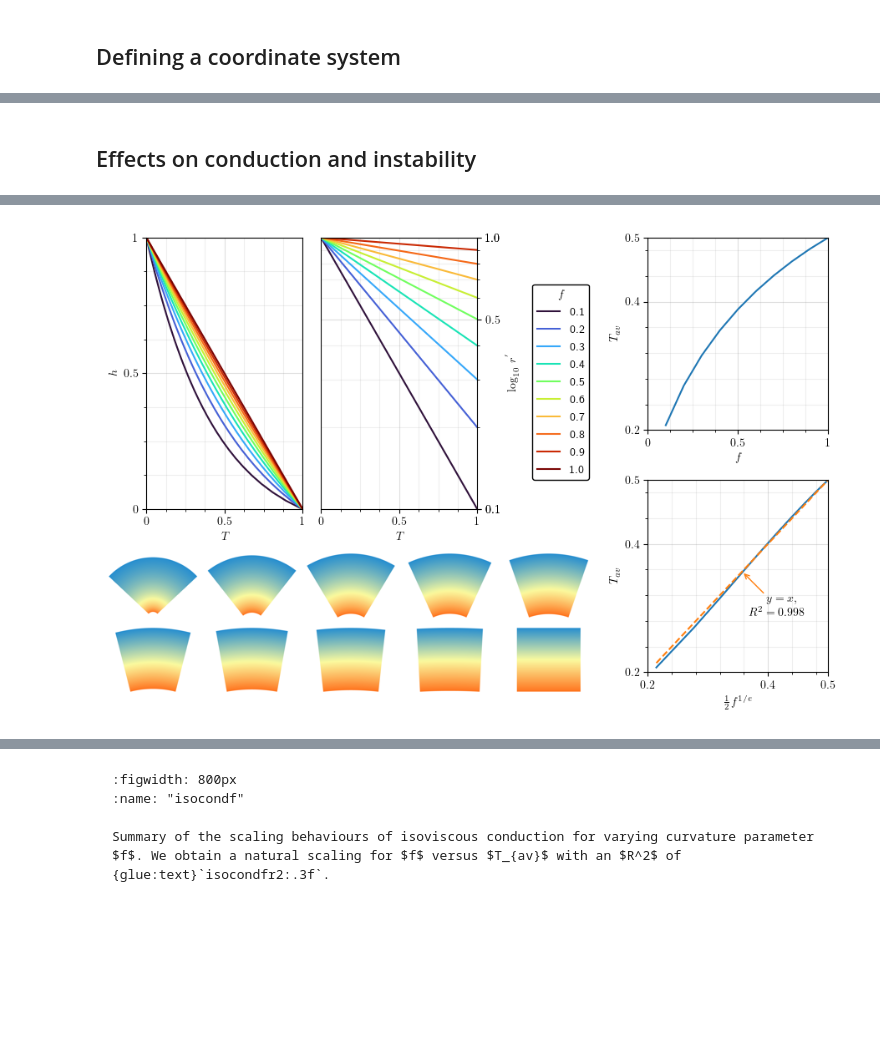
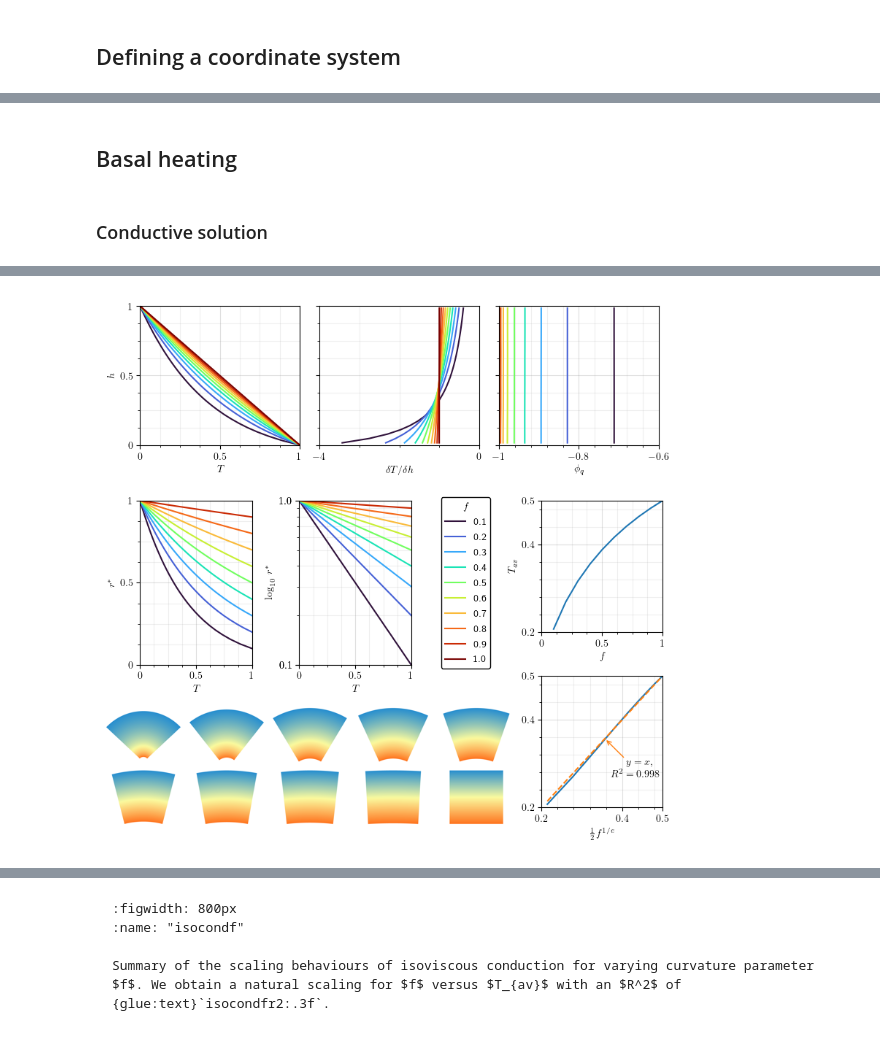
Before and after one commit to rsbyrne/thesis, a Jupyter notebook: _sources/content/chapter_04_isoviscous/background/cylindrical.ipynb, the cells around one changed output, grey strips where cells are left out. Saved outputs shown, nothing was run; the diff lists cells and outputs as text; code cells hidden in the pictures; blank space fills up the shorter version.

```diff
--- a/_sources/content/chapter_04_isoviscous/background/cylindrical.ipynb
+++ b/_sources/content/chapter_04_isoviscous/background/cylindrical.ipynb
@@ -78,2 +104,0 @@ Such a scheme leaves us with two competing claims for a 'natural' denominator of
-# %% [markdown]
-## Effects on conduction and instability
@@ -80,3 +144,7 @@ Such a scheme leaves us with two competing claims for a 'natural' denominator of
+# %% [markdown]
+## Basal heating
+# %% [markdown]
+### Conductive solution
 # %%
 # fs = [0.1, 0.2, 0.3, 0.4, 0.5, 0.6, 0.7, 0.8, 0.9, 1.0]
 # geotherms = []
@@ -112,22 +180,56 @@ with open(osjoin(aliases.storagedir, 'condf.pkl'), mode = 'rb') as file:
     conddata = pickle.loads(file.read())
 condgeotherms, condavts, condfs = (conddata[key] for key in ('geotherms', 'avts', 'fs'))
 
-canvas1 = Canvas(shape = (1, 2), size = (6, 4))
+# Canvas 0
+
+canvas0 = Canvas(size = (8, 8/3), shape = (1, 3))
+ax1 = canvas0.make_ax((0, 0))
+ax2 = canvas0.make_ax((0, 1))
+ax3 = canvas0.make_ax((0, 2))
+for f, T in zip(condfs, condgeotherms):
+    f = min(0.999, f)
+    h = np.linspace(0, 1, len(T))
+    dT, hdT = analysis.derivative(T, h, n = 1)
+    sstar = s_star(hdT, f)
+    phi = dT * sstar
+    ax1.line(
+        Channel(T, label = 'T'),
+        Channel(h, label = 'h', lims = (0, 1)),
+        c = cmap(f, condfs, style = 'turbo'),
+        )
+    ax2.line(
+        Channel(dT, label = '\delta T / \delta h', lims = (-4, 0), capped = (True, True)),
+        Channel(hdT, label = 'h', lims = (0, 1)),
+        c = cmap(f, condfs, style = 'turbo'),
+        )
+    ax3.line(
+        Channel(phi, label = '\phi_q', lims = (-1, -0.6)),
+        Channel(hdT, label = 'h', lims = (0, 1)),
+        c = cmap(f, condfs, style = 'turbo'),
+        )
+for ax in (ax2, ax3):
+    ax.props.edges.y.ticks.major.labels = []
+    ax.props.edges.y.label.visible = False
+
+# Canvas 1
+
+canvas1 = Canvas(shape = (1, 2), size = (5.5, 3))
 
 ax1 = canvas1.make_ax((0, 0))
 ax2 = canvas1.make_ax((0, 1))
+
+fslopes = []
 
 for f, T in zip(condfs, condgeotherms):
 
     f = min(0.999, f)
 
     h = np.linspace(0, 1, len(T))
-    rinner, router = f / (1 - f), 1 / (1 - f)
-    rstar = (h + rinner) / router # equiv to (h * (1 - f) + f)
+    rstar = r_star(h, f)
 
     ax1.line(
         Tchan := Channel(T, label = 'T'),
-        Channel(h, label = 'h'),
+        Channel(rstar, label = 'r^{*}'),
         c = cmap(f, condfs, style = 'turbo'),
         )
 
@@ -137,7 +239,11 @@ for f, T in zip(condfs, condgeotherms):
         c = cmap(f, condfs, style = 'turbo'),
         )
 
-ax2.props.edges.y.swap()
+    fslopes.append(np.mean(np.gradient(T, np.log(rstar), edge_order = 2)))
+
+fslopes = np.array(fslopes)
+
+# ax2.props.edges.y.swap()
 
 ax2.props.legend.set_handles_labels(
     (row[0] for row in ax1.collections),
@@ -145,12 +251,14 @@ ax2.props.legend.set_handles_labels(
     )
 ax2.props.legend.title.text = 'f'
 ax2.props.legend.title.visible = True
-ax2.props.legend.mplprops['bbox_to_anchor'] = (1.75, 0.85)
+ax2.props.legend.mplprops['bbox_to_anchor'] = (1.75, 1.05)
 # ax1.props.legend.mplprops['ncol'] = 2
 ax2.props.legend.frame.colour = 'black'
 ax2.props.legend.frame.visible = True
 
-canvas2 = Canvas(size = (3, 6), shape = (2, 1))
+# Canvas 2
+
+canvas2 = Canvas(size = (2.5, 5), shape = (2, 1))
 
 ax1 = canvas2.make_ax(place = (0, 0))
 ax1.line(
@@ -181,11 +289,13 @@ ax2.annotate(
     arrowProps = dict(arrowstyle = "->", color = '#ff7f0e'),
     )
 
+# Assembly
+
 # fig = imop.hstack(imop.vstack(canvas1, thumbs), canvas2)
 fig = imop.paste(
-    imop.hstack(canvas1, canvas2, pad = (255, 255, 255)),
-    imop.resize(thumbs, size = 0.185),
-    coord = (0.01, 0.95),
+    imop.vstack(canvas0, imop.hstack(canvas1, canvas2, pad = (255, 255, 255))),
+    imop.resize(thumbs, size = 0.178),
+    coord = (0.01, 0.96),
     corner = 'bl',
     )
 
@@ -198,6 +308,8 @@ fig = imop.paste(
 #         )
 # canvas
 
+# Display
+
 glue("isocondf", fig, display = False)
 glue("isocondfr2", linscore, display = False)
 
@@ -207 +320 @@ fig
-[figure, old version]
+[figure, new version]
```
Also changed, not shown: parts of 22 cells of this notebook, 51 other files.
